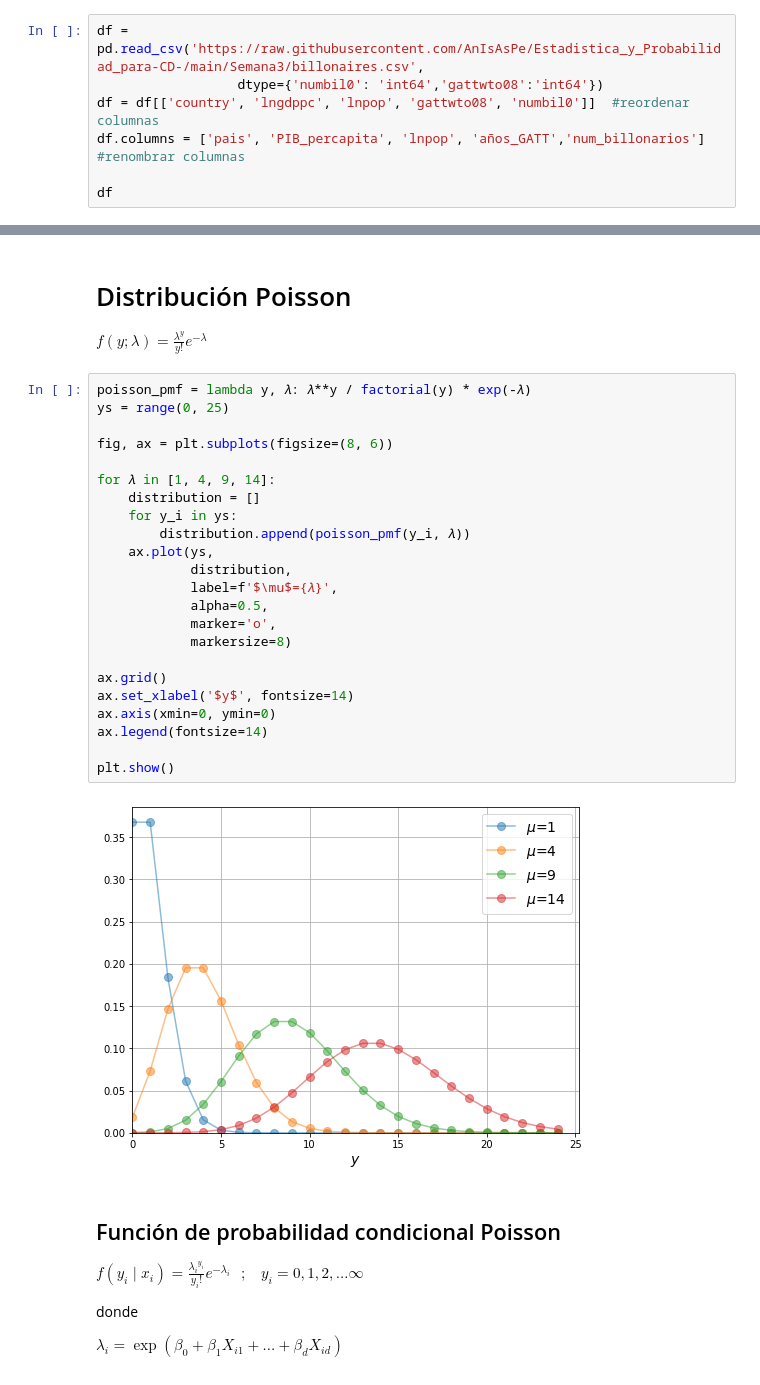
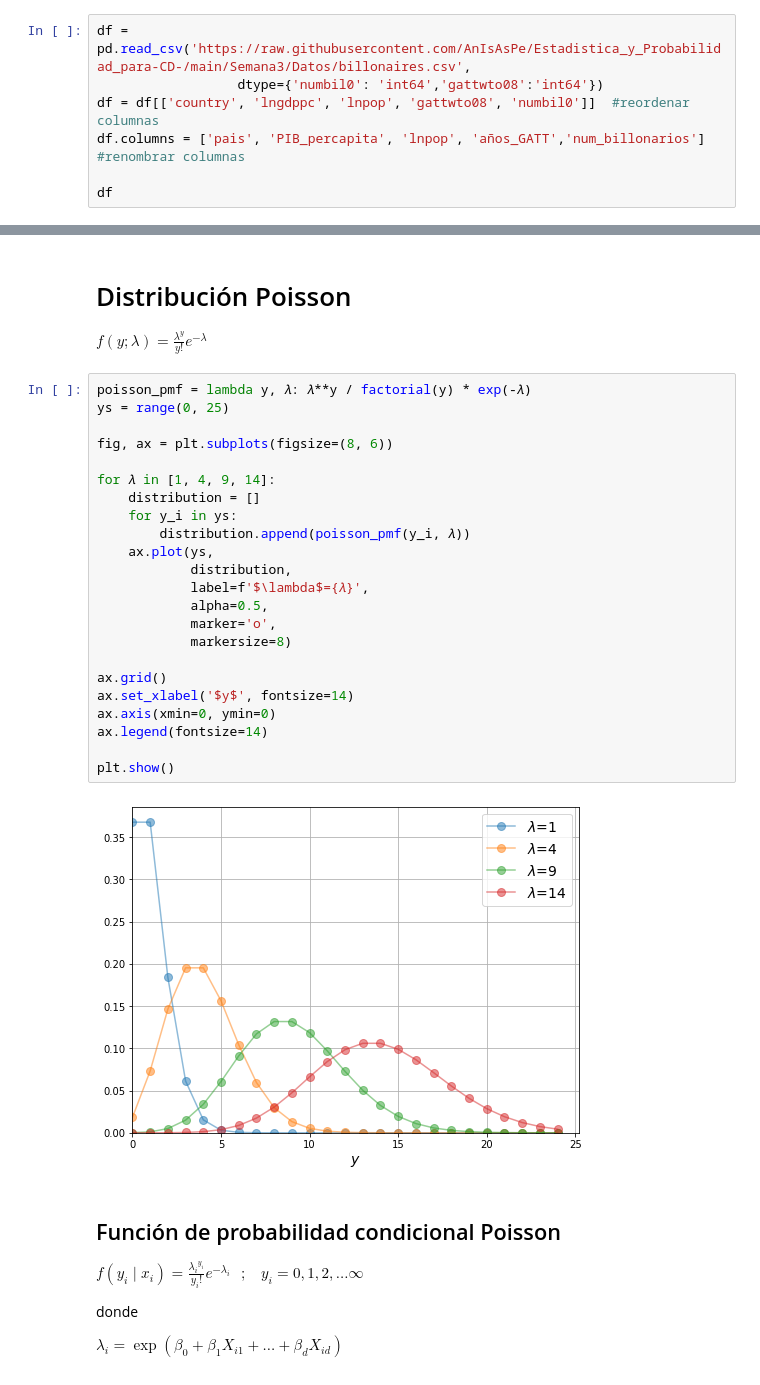
Before and after one commit to AnIsAsPe/Estadistica_y_Probabilidad_para-CD-, a Jupyter notebook: Semana3/Notebooks/Regresión_usando_máxima_verosimilitud.ipynb, the cells around one changed output, grey strips where cells are left out. Saved outputs shown, nothing was run; the diff lists cells and outputs as text.

```diff
--- a/Semana3/Notebooks/Regresión_usando_máxima_verosimilitud.ipynb
+++ b/Semana3/Notebooks/Regresión_usando_máxima_verosimilitud.ipynb
@@ -13,7 +13,7 @@ import matplotlib.pyplot as plt
 # %% [markdown]
 Treisman, Daniel. Replication data for: Russia’s Billionaires: P2016_1068_data: billionaires.xlsx. Nashville, TN: American Economic Association [publisher], 2016. Ann Arbor, MI: Inter-university Consortium for Political and Social Research [distributor], 2019-12-07. https://doi.org/10.3886/E116312V1-91280
 # %%
-df = pd.read_csv('https://raw.githubusercontent.com/AnIsAsPe/Estadistica_y_Probabilidad_para-CD-/main/Semana3/billonaires.csv',
+df = pd.read_csv('https://raw.githubusercontent.com/AnIsAsPe/Estadistica_y_Probabilidad_para-CD-/main/Semana3/Datos/billonaires.csv',
                   dtype={'numbil0': 'int64','gattwto08':'int64'})
 df = df[['country', 'lngdppc', 'lnpop', 'gattwto08', 'numbil0']]  #reordenar columnas
 df.columns = ['pais', 'PIB_percapita', 'lnpop', 'años_GATT','num_billonarios']  #renombrar columnas
@@ -79,28 +73,28 @@ $f(y;\lambda)= \frac{{\lambda}^{y}}{y!} e^{-\lambda}$
 # %%
 poisson_pmf = lambda y, 𝜆: 𝜆**y / factorial(y) * exp(-𝜆)
 ys = range(0, 25)
 
 fig, ax = plt.subplots(figsize=(8, 6))
 
 for 𝜆 in [1, 4, 9, 14]:
     distribution = []
     for y_i in ys:
         distribution.append(poisson_pmf(y_i, 𝜆))
     ax.plot(ys,
             distribution,
-            label=f'$\mu$={𝜆}',
+            label=f'$\lambda$={𝜆}',
             alpha=0.5,
             marker='o',
             markersize=8)
 
 ax.grid()
 ax.set_xlabel('$y$', fontsize=14)
 ax.axis(xmin=0, ymin=0)
 ax.legend(fontsize=14)
 
 plt.show()
 # %% [output]
-[figure, old version]
+[figure, new version]
 # %% [markdown]
 ## Función de probabilidad condicional Poisson
 
```
Also changed, not shown: parts of 5 cells of this notebook.
